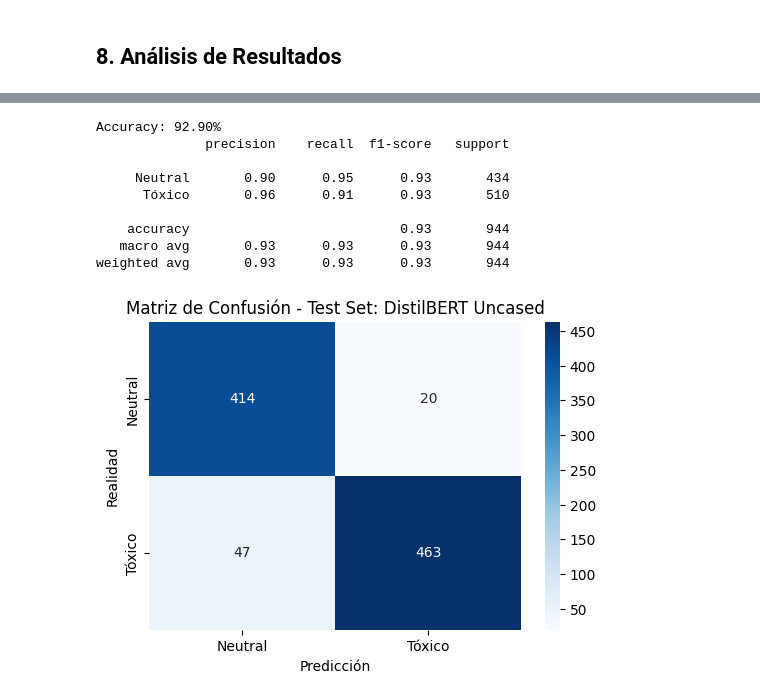
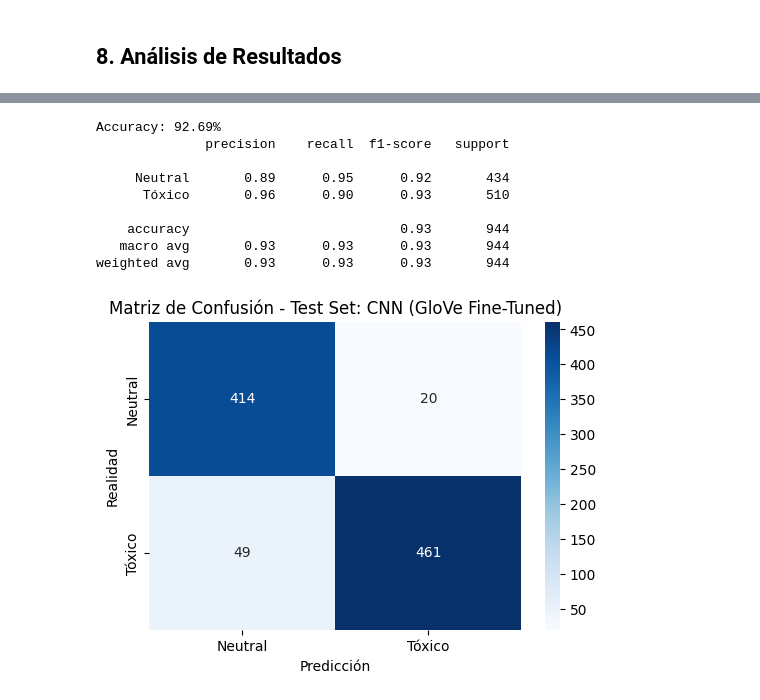
Before and after one commit to javiers2004/FPLN-DetoxificationMessages, a Jupyter notebook: entrega3.ipynb, the cells around one changed output, grey strips where cells are left out. Saved outputs shown, nothing was run; the diff lists cells and outputs as text; code cells hidden in the pictures.

Commit message:
fin modelo a

```diff
--- a/entrega3.ipynb
+++ b/entrega3.ipynb
@@ -474,13 +476,13 @@ def clasificar_frase_cnn(frase, model, vocab, max_len=25):
 
     return etiqueta, probabilidad   # Se devuelve la etiqueta y la probabilidad
 
-# EVALUACIÓN DE LA CNN EN EL CONJUNTO DE EVALUACIÓN (val_df) - FROM SCRATCH
+# EVALUACIÓN DE LA CNN EN EL CONJUNTO DE TEST (test_df) - FROM SCRATCH
 model_scratch.eval()
 
 aciertos = 0
 total_muestras = len(val_df)
 
-for texto, etiqueta_real in zip(val_df['text_str'], val_df['toxic']):
+for texto, etiqueta_real in zip(test_df['text_str'], test_df['toxic']):
     prediccion_etiqueta, _ = clasificar_frase_cnn(texto, model_scratch, vocab)
     if prediccion_etiqueta == etiqueta_real:
         aciertos += 1
@@ -490,13 +492,13 @@ print("FROM SCRATCH RESULTS:")
 print(f"Aciertos: {aciertos} de {total_muestras}")
 print(f"Precisión (Accuracy): {accuracy:.2%}\n")
 
-# EVALUACIÓN DE LA CNN EN EL CONJUNTO DE VALIDACIÓN (val_df) - W2V FROZEN
+# EVALUACIÓN DE LA CNN EN EL CONJUNTO DE TEST (test_df) - W2V FROZEN
 model_frozen.eval()
 
 aciertos = 0
-total_muestras = len(val_df)
+total_muestras = len(test_df)
 
-for texto, etiqueta_real in zip(val_df['text_str'], val_df['toxic']):
+for texto, etiqueta_real in zip(test_df['text_str'], test_df['toxic']):
     prediccion_etiqueta, _ = clasificar_frase_cnn(texto, model_frozen, vocab)
     if prediccion_etiqueta == etiqueta_real:
         aciertos += 1
@@ -507,13 +509,13 @@ print(f"Aciertos: {aciertos} de {total_muestras}")
 print(f"Precisión (Accuracy): {accuracy:.2%}\n")
 
 
-# EVALUACIÓN DE LA CNN EN EL CONJUNTO DE VALIDACIÓN (val_df) - W2V FINE-TUNED
+# EVALUACIÓN DE LA CNN EN EL CONJUNTO DE TEST (val_df) - W2V FINE-TUNED
 model_finetuned.eval()
 
 aciertos = 0
-total_muestras = len(val_df)
+total_muestras = len(test_df)
 
-for texto, etiqueta_real in zip(val_df['text_str'], val_df['toxic']):
+for texto, etiqueta_real in zip(test_df['text_str'], test_df['toxic']):
     prediccion_etiqueta, _ = clasificar_frase_cnn(texto, model_finetuned, vocab)
     if prediccion_etiqueta == etiqueta_real:
         aciertos += 1
@@ -636,11 +638,11 @@ Epoch 5/5 | Loss: 0.0711 | Acc Val: 0.9375
 # %%
-# EVALUACIÓN DE LA CNN EN EL CONJUNTO DE VALIDACIÓN (val_df) - W2V FINE-TUNED
+# EVALUACIÓN DE LA CNN EN EL CONJUNTO DE TEST (test_df) - W2V FINE-TUNED
 model_glove_finetuned.eval()
 
 aciertos = 0
-total_muestras = len(val_df)
+total_muestras = len(test_df)
 
-for texto, etiqueta_real in zip(val_df['text_str'], val_df['toxic']):
+for texto, etiqueta_real in zip(test_df['text_str'], test_df['toxic']):
     prediccion_etiqueta, _ = clasificar_frase_cnn(texto, model_glove_finetuned, vocab)
     if prediccion_etiqueta == etiqueta_real:
         aciertos += 1
@@ -904,4 +906,5 @@ plt.show()
 # %%
+# Análisis del mejor modelo - CNN (GloVe Fine-Tuned)
 from sklearn.metrics import classification_report, accuracy_score, confusion_matrix
 import torch
 import seaborn as sns
@@ -922,38 +925,38 @@ def evaluar_modelo_final(model, test_loader):
             # Convertir probabilidad a clase (0 o 1)
             predicted = (outputs > 0.5).float()
 
             # Guardar resultados (móviles de vuelta a la CPU para numpy/sklearn)
             all_preds.extend(predicted.cpu().numpy())
             all_labels.extend(y_batch.cpu().numpy())
 
     # 3. Calcular métricas con Scikit-Learn
     acc = accuracy_score(all_labels, all_preds)
 
     print(f"Accuracy: {acc:.2%}")
     print(classification_report(all_labels, all_preds, target_names=['Neutral', 'Tóxico']))
 
     cm = confusion_matrix(all_labels, all_preds)
     plt.figure(figsize=(6,4))
     sns.heatmap(cm, annot=True, fmt='d', cmap='Blues', xticklabels=['Neutral', 'Tóxico'], yticklabels=['Neutral', 'Tóxico'])
     plt.ylabel('Realidad')
     plt.xlabel('Predicción')
-    plt.title('Matriz de Confusión - Test Set: DistilBERT Uncased')
+    plt.title('Matriz de Confusión - Test Set: CNN (GloVe Fine-Tuned)')
     plt.show()
 
     return acc
 
 acc_distilbert = evaluar_modelo_final(model_glove_finetuned, test_loader)
 # %% [output]
-Accuracy: 92.90%
+Accuracy: 92.69%
               precision    recall  f1-score   support
 
-     Neutral       0.90      0.95      0.93       434
-      Tóxico       0.96      0.91      0.93       510
+     Neutral       0.89      0.95      0.92       434
+      Tóxico       0.96      0.90      0.93       510
 
     accuracy                           0.93       944
    macro avg       0.93      0.93      0.93       944
 weighted avg       0.93      0.93      0.93       944
-[figure, old version]
+[figure, new version]
 # %% [markdown]
 ## 9. Conclusiones
 
```
Also changed, not shown: parts of 14 cells of this notebook.
